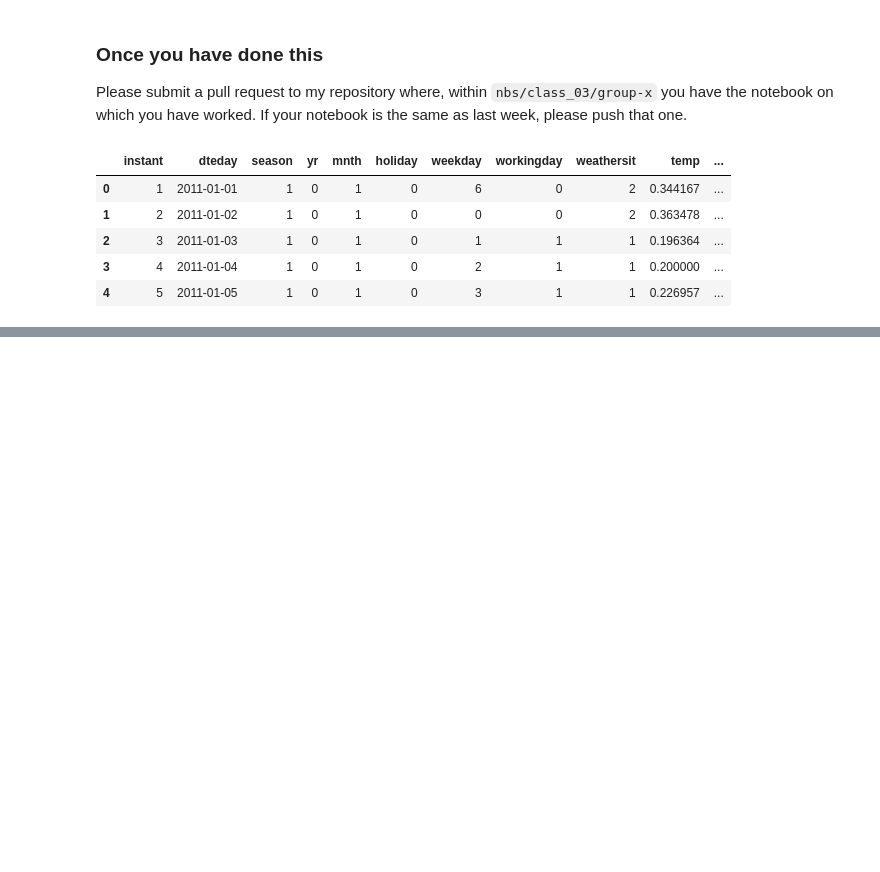
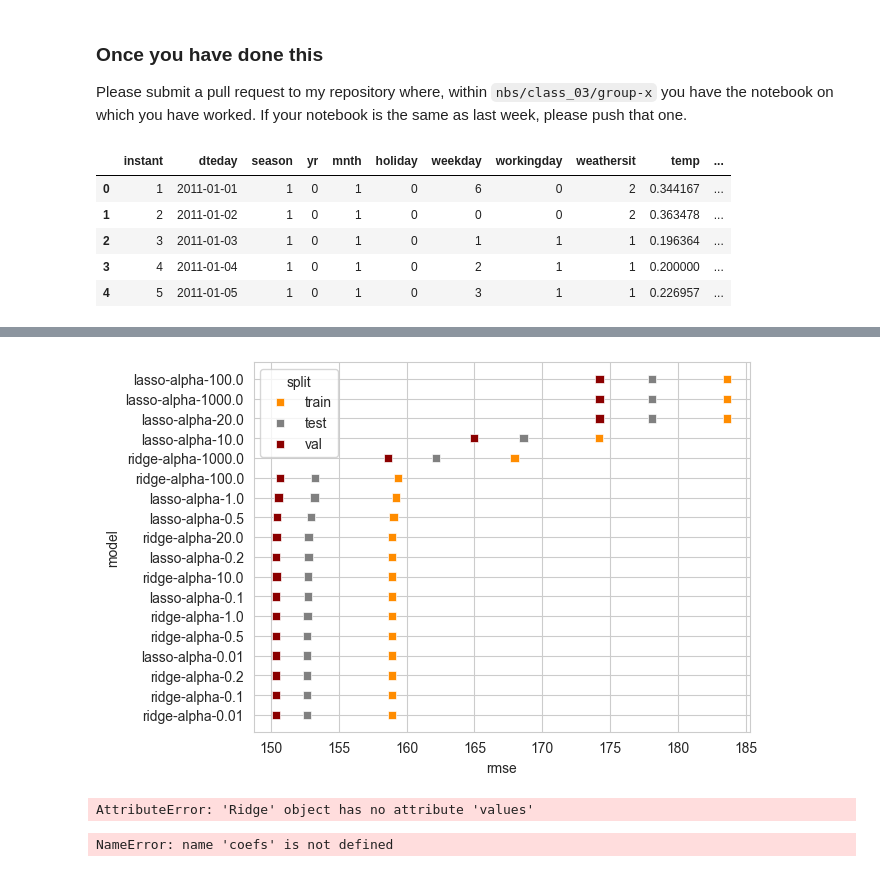
Before and after one commit to jorgenhw/DataSci-AU-24, a Jupyter notebook: nbs/class_03_JHW/exercise.ipynb, the cells around one changed output, grey strips where cells are left out. Saved outputs shown, nothing was run; the diff lists cells and outputs as text; code cells hidden in the pictures; blank space fills up the shorter version.

```diff
--- a/nbs/class_03_JHW/exercise.ipynb
+++ b/nbs/class_03_JHW/exercise.ipynb
@@ -59,0 +175,55 @@ from sklearn.metrics import mean_squared_error
+# %%
+from sklearn.linear_model import Lasso, Ridge
+from sklearn.metrics import r2_score, mean_squared_error
+import numpy as np
+
+performances = []
+
+for alpha in [0.01, 0.1, 0.2, 0.5, 1.0, 20.0, 10.0, 100.0, 1000.0]:
+    for est in [Lasso, Ridge]:
+        id = 'lasso' if est == Lasso else 'ridge'
+        reg = est(alpha=alpha).fit(X_train, y_train)
+
+        for x, y, nsplit in zip([X_train, X_val, X_test], [y_train, y_val, y_test], ['train', 'val', 'test']):
+            preds = reg.predict(x)
+            r2 = r2_score(y, preds)
+            performance = np.sqrt(mean_squared_error(y, preds))
+            performances.append({'model': f'{id}-alpha-{alpha}',
+                                 'split': nsplit,
+                                 'rmse': performance.round(4),
+                                 'r2': r2.round(4)})
+
+# Convert performances to a DataFrame
+performances_df = pd.DataFrame(performances)
+# %%
+perf_df = pd.DataFrame(performances)
+sns.scatterplot(data=perf_df.sort_values(by='rmse', ascending=False),
+                y='model',
+                x='rmse',
+                marker='s',
+                hue='split', palette=['darkorange', 'grey', 'darkred'])
+plt.show()
+# %% [output]
+[figure, added]
+# %%
+# Extract coefficients from each model and stack them into a numpy array
+coefficients = np.vstack([model.coef_.round(4) for model in reg.values()])
+
+# Create a DataFrame from the coefficients array
+coefficients_df = pd.DataFrame(coefficients, columns=bike_data[['temp', 'atemp', 'hum', 'windspeed']].columns)
+
+# Add 'mtype' and 'alpha' columns to the DataFrame
+coefficients_df['mtype'] = [key.split('-')[0] for key in reg.keys()]
+coefficients_df['alpha'] = [float(key.split('-')[1]) for key in reg.keys()]
+
+# Melt the DataFrame to long format
+coefficients_df = pd.melt(coefficients_df, id_vars=['mtype', 'alpha'])
+# %% [output]
+AttributeError: 'Ridge' object has no attribute 'values'
+# %%
+grid = sns.relplot(data=coefs[coefs['mtype']!='linear'],
+                   x='alpha', y='value',
+                   hue='variable', col='mtype', kind='line')
+grid.set(xscale="log")
+# %% [output]
+NameError: name 'coefs' is not defined
```
Also changed, not shown: parts of 9 cells of this notebook, 2 other files.
